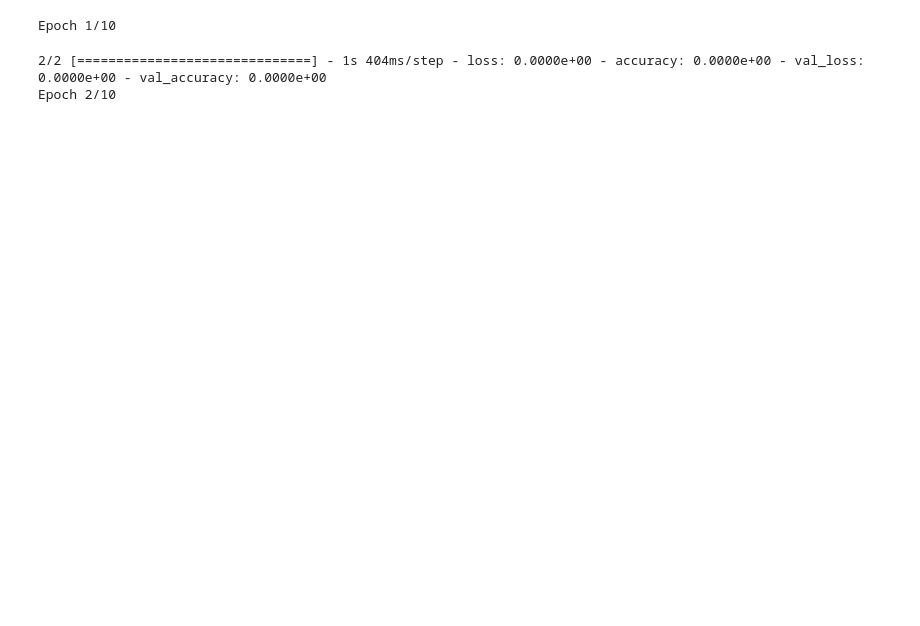
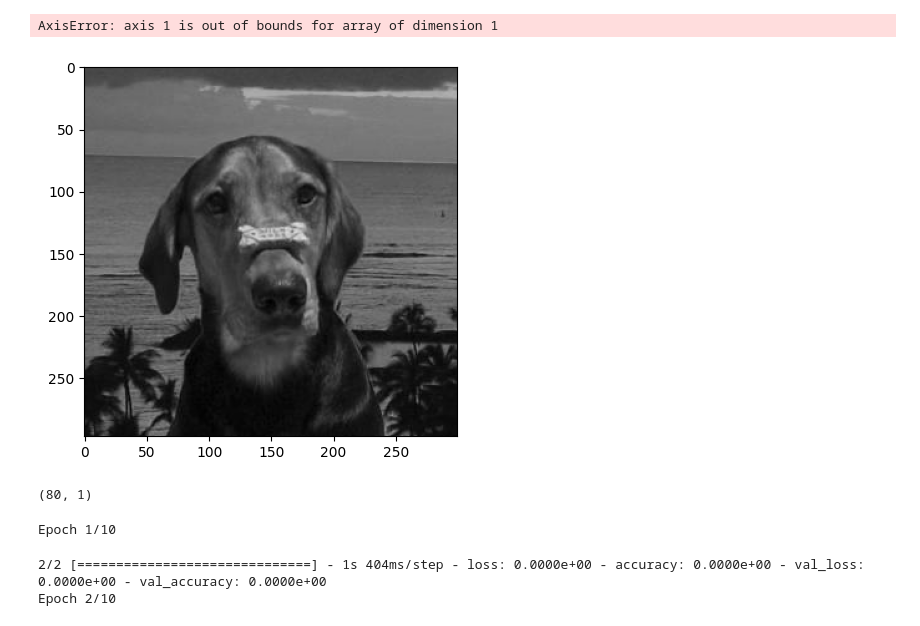
Before and after one commit to ThomasMeb/Classifier_Images_Chiens, a Jupyter notebook: Mebarki_Thomas_1_notebook.052023.ipynb, the cells around one changed output. Saved outputs shown, nothing was run; the diff lists cells and outputs as text; code cells hidden in the pictures; blank space fills up the shorter version.

```diff
--- a/Mebarki_Thomas_1_notebook.052023.ipynb
+++ b/Mebarki_Thomas_1_notebook.052023.ipynb
@@ -46,0 +170,3 @@ for i in range(len(images)):
+# %%
+# Égaliser l'histogramme des images
+images_pil = [ImageOps.equalize(img) for img in images_pil]
@@ -47,3 +212,20 @@ for i in range(len(images)):
+# %%
+# Affiche les images et leurs histogrammes correspondants
+for i in index:
+    img = images[i]
+    label = labels[i]
+
+    plt.figure(figsize=(10, 4))
+
+    plt.subplot(1, 2, 1)
+    plt.imshow(img)
+    plt.title(label)
+
+    plt.subplot(1, 2, 2)
+    n, bins, patches = plt.hist(img.flatten(), bins=np.linspace(0, 1, 256))
+    plt.title('Histogramme')
+
+    plt.show()
 # %%
 #Conversion des labels en encodage one-hot
 
@@ -110,3 +279,33 @@ for images, labels in process_images_from_directory(directory, batch_size):
+# %%
+# Utilisation de la fonction
+directory = "images"
+batch_size = 256 # Choisissez une taille de batch qui convient à votre machine
+
+for images, labels in process_images_from_directory(directory, batch_size):
+    # Utilisez ici les images et les labels pour former votre modèle
+    lb = LabelBinarizer()
+    labels = lb.fit_transform(labels)
+    X_train, X_test, y_train, y_test = train_test_split(images, labels, test_size=0.2, random_state=42)
+# %%
+import matplotlib.pyplot as plt
+import numpy as np
+
+# Choisissez un index au hasard dans votre jeu de données
+index = np.random.choice(np.arange(len(X_train)), size=5, replace=False)
+
+# Affichez les images et leurs labels correspondants
+for i in index:
+    plt.figure()
+    plt.imshow(X_train[i])
+    plt.title(f'Label: {lb.inverse_transform(np.array([y_train[i]]))[0]}')  # Utilisez inverse_transform pour obtenir le label de la classe
+    plt.show()
+# %% [output]
+AxisError: axis 1 is out of bounds for array of dimension 1
+[figure, added]
+# %%
+y_train.shape
+# %% [output]
+(80, 1)
 # %%
 #Construction du modèle
 
```
Also changed, not shown: parts of 18 cells of this notebook, 1 other file.
